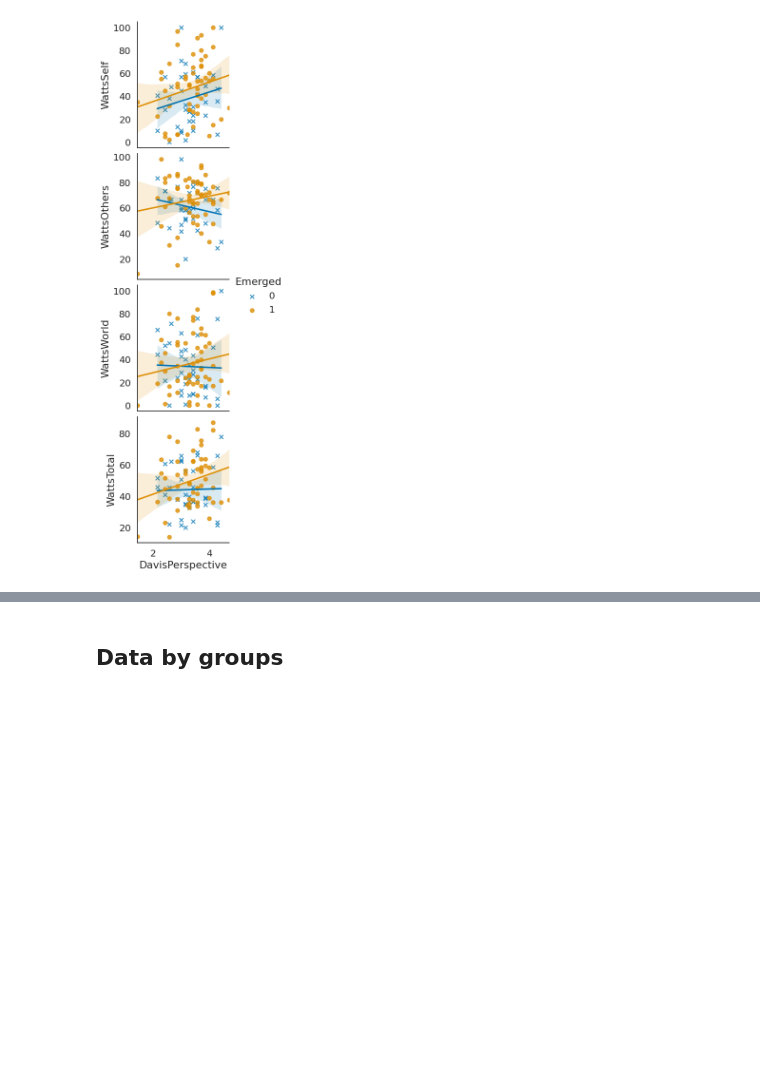
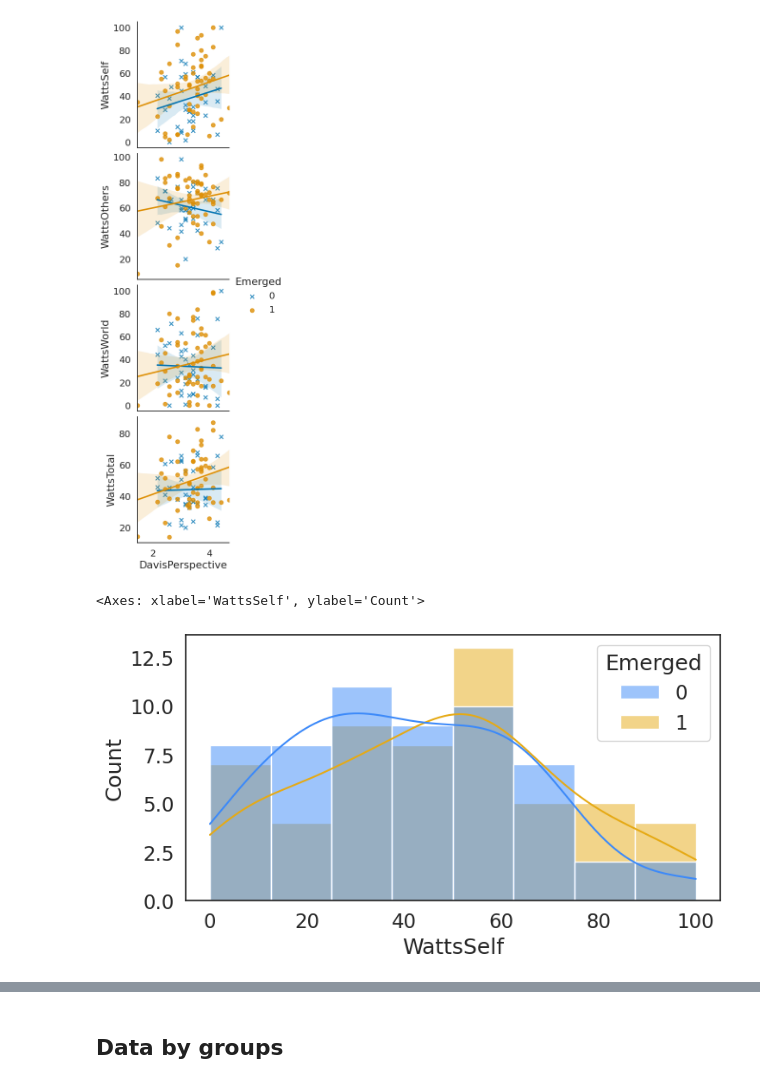
Before and after one commit to Synch-Live/DataAnalysis2022, a Jupyter notebook: analysis/figures.ipynb, the cells around one changed output, grey strips where cells are left out. Drawn from its saved outputs; the diff is of its cells as text; code cells hidden in the pictures; blank space fills up the shorter version.

```diff
--- a/analysis/figures.ipynb
+++ b/analysis/figures.ipynb
@@ -156,3 +156,8 @@ fig = sns.pairplot(player[player['Manual'] == 0],
                     diag_kind = None) # fix bug with dissapearing first graph
 # %% [output]
 [figure]
+# %%
+sns.histplot(data=player, x=psych_names[1], hue='Emerged', kde=True)
+# %% [output]
+<Axes: xlabel='WattsSelf', ylabel='Count'>
+[figure, added]
```
Also changed, not shown: parts of 6 cells of this notebook, 8 other files.
